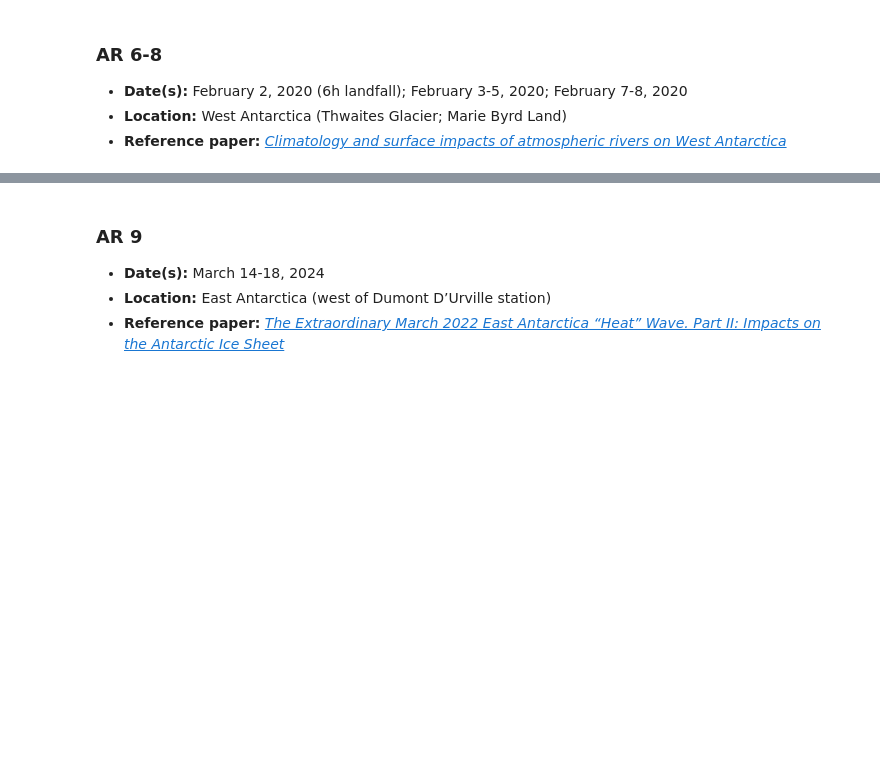
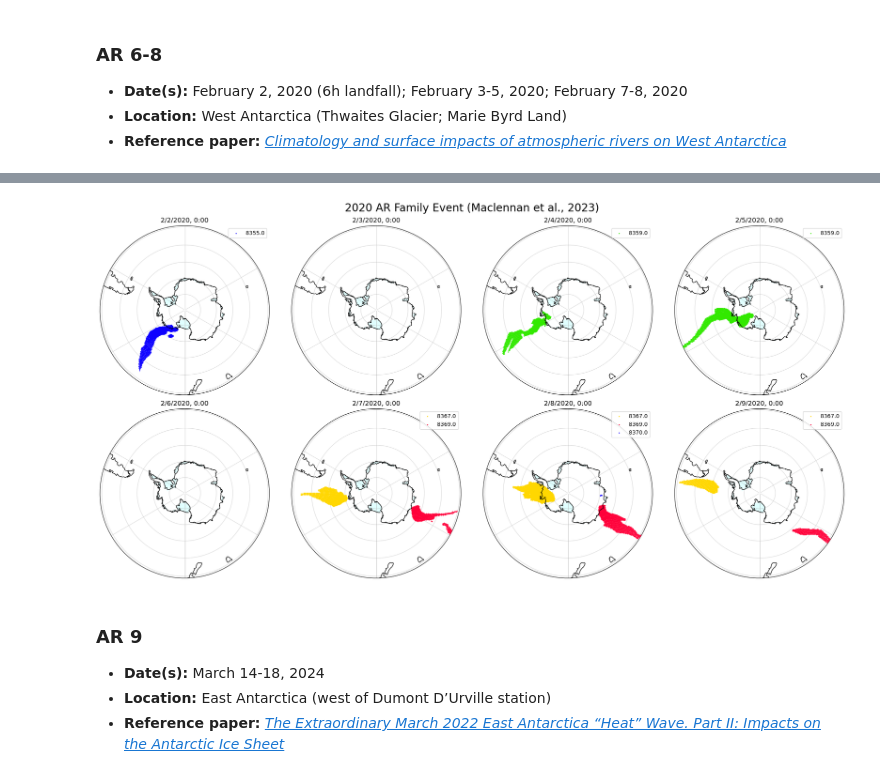
Before and after one commit to englacial/antarctic_AR_dataset, a Jupyter notebook: notebooks/quality_assurance/qa_case_studies.ipynb, the cells around one changed output, grey strips where cells are left out. Cells and saved outputs as stored; diff of their text form; code cells hidden in the pictures; blank space fills up the shorter version.

```diff
--- a/notebooks/quality_assurance/qa_case_studies.ipynb
+++ b/notebooks/quality_assurance/qa_case_studies.ipynb
@@ -159,6 +159,17 @@ Video('../../output/animations/' + ani_name, embed=True, html_attributes='contro
 # %% [output]
 Saving animation to ../../output/animations/maclennan2023.mp4...
 [interactive output not drawn]
+# %%
+start = date(2020, 2, 2)
+end = date(2020, 2, 9)
+freq = '1d'
+ncols = 4
+fig, axes = plot_stormtime_grid(start, end, stormtime_subset, freq, ncols)
+fig.suptitle('2020 AR Family Event (Maclennan et al., 2023)', fontsize=20)
+fig.tight_layout()
+fig.savefig('../../output/plots/maclennan_event_frames.png', dpi=300)
+# %% [output]
+[figure, added]
 # %% [markdown]
 ### AR 9
 
```
Also changed, not shown: parts of 2 cells of this notebook, 7 other files.
